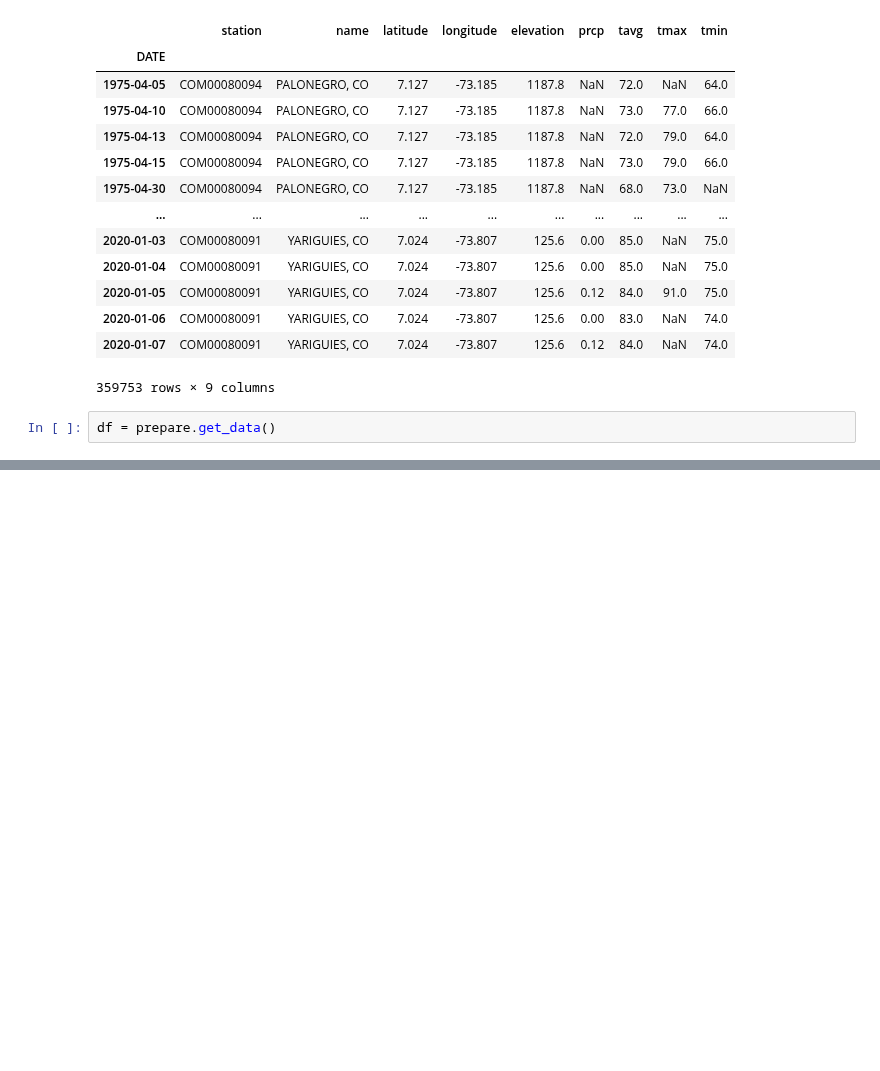
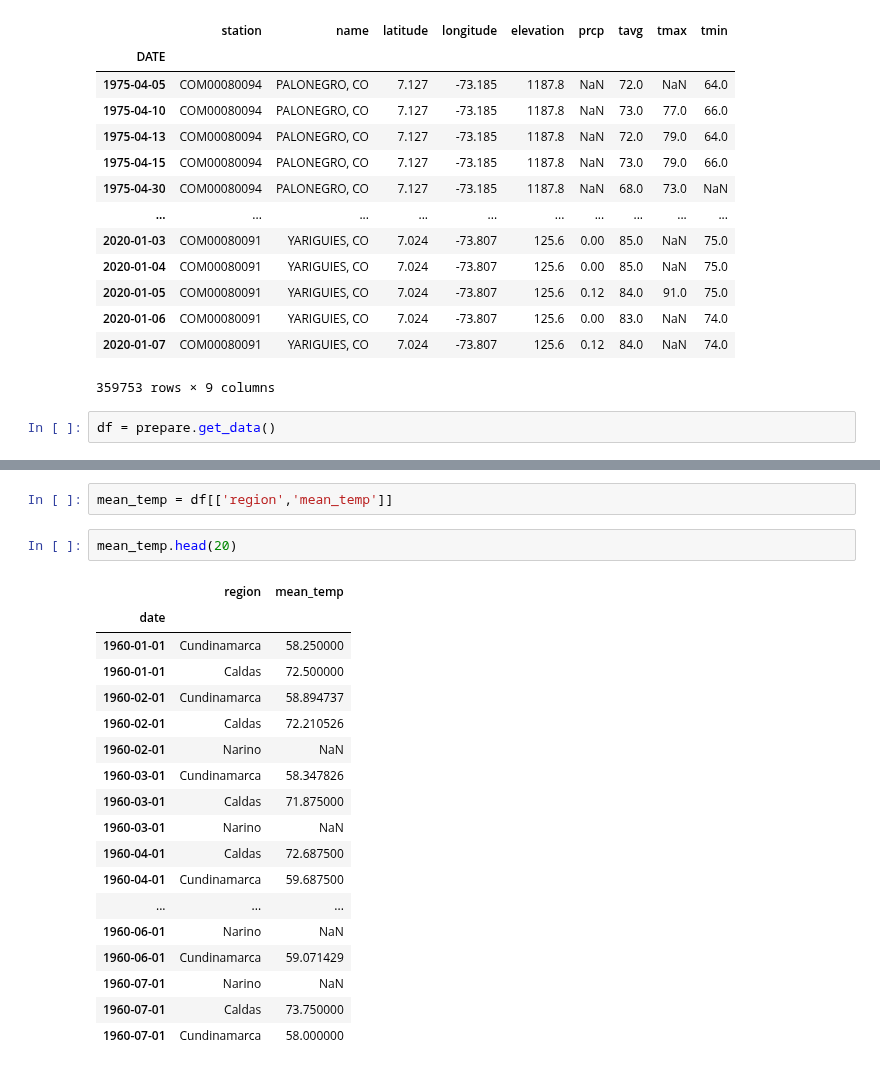
Before and after one commit to Data-Robusta/data-robusta, a Jupyter notebook: jeff_scratch.ipynb, the cells around one changed output, grey strips where cells are left out. Saved outputs shown, nothing was run; the diff lists cells and outputs as text; blank space fills up the shorter version.

```diff
--- a/jeff_scratch.ipynb
+++ b/jeff_scratch.ipynb
@@ -452,0 +453,23 @@ df[df.inflated.isna()].head(120)
+# %%
+mean_temp = df[['region','mean_temp']]
+# %%
+mean_temp.head(20)
+# %% [output]
+|  | region | mean_temp |
+| date |  |  |
+| 1960-01-01 | Cundinamarca | 58.250000 |
+| 1960-01-01 | Caldas | 72.500000 |
+| 1960-02-01 | Cundinamarca | 58.894737 |
+| 1960-02-01 | Caldas | 72.210526 |
+| 1960-02-01 | Narino | NaN |
+| 1960-03-01 | Cundinamarca | 58.347826 |
+| 1960-03-01 | Caldas | 71.875000 |
+| 1960-03-01 | Narino | NaN |
+| 1960-04-01 | Caldas | 72.687500 |
+| 1960-04-01 | Cundinamarca | 59.687500 |
+| ... | ... | ... |
+| 1960-06-01 | Narino | NaN |
+| 1960-06-01 | Cundinamarca | 59.071429 |
+| 1960-07-01 | Narino | NaN |
+| 1960-07-01 | Caldas | 73.750000 |
+| 1960-07-01 | Cundinamarca | 58.000000 |
```
Also changed, not shown: parts of 13 cells of this notebook, 1 other file.
